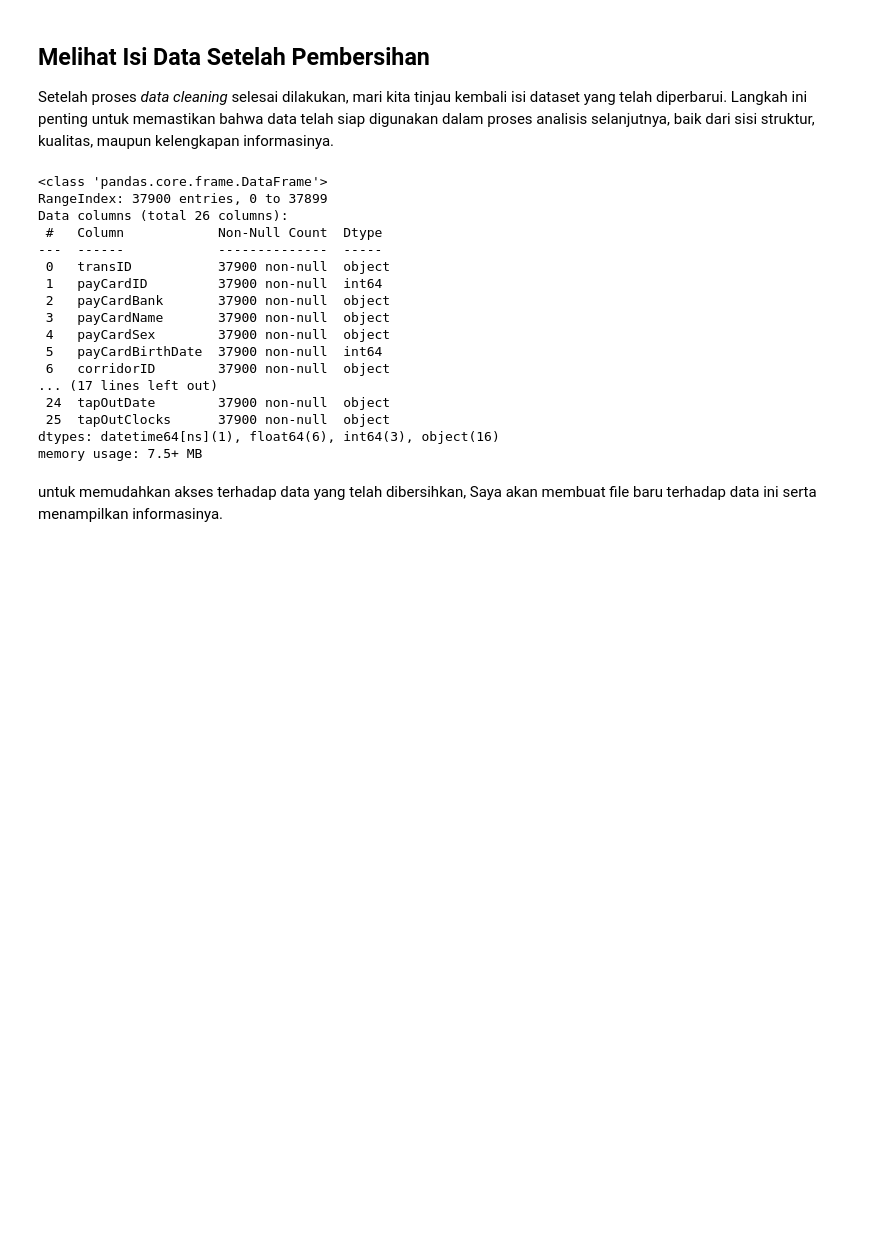
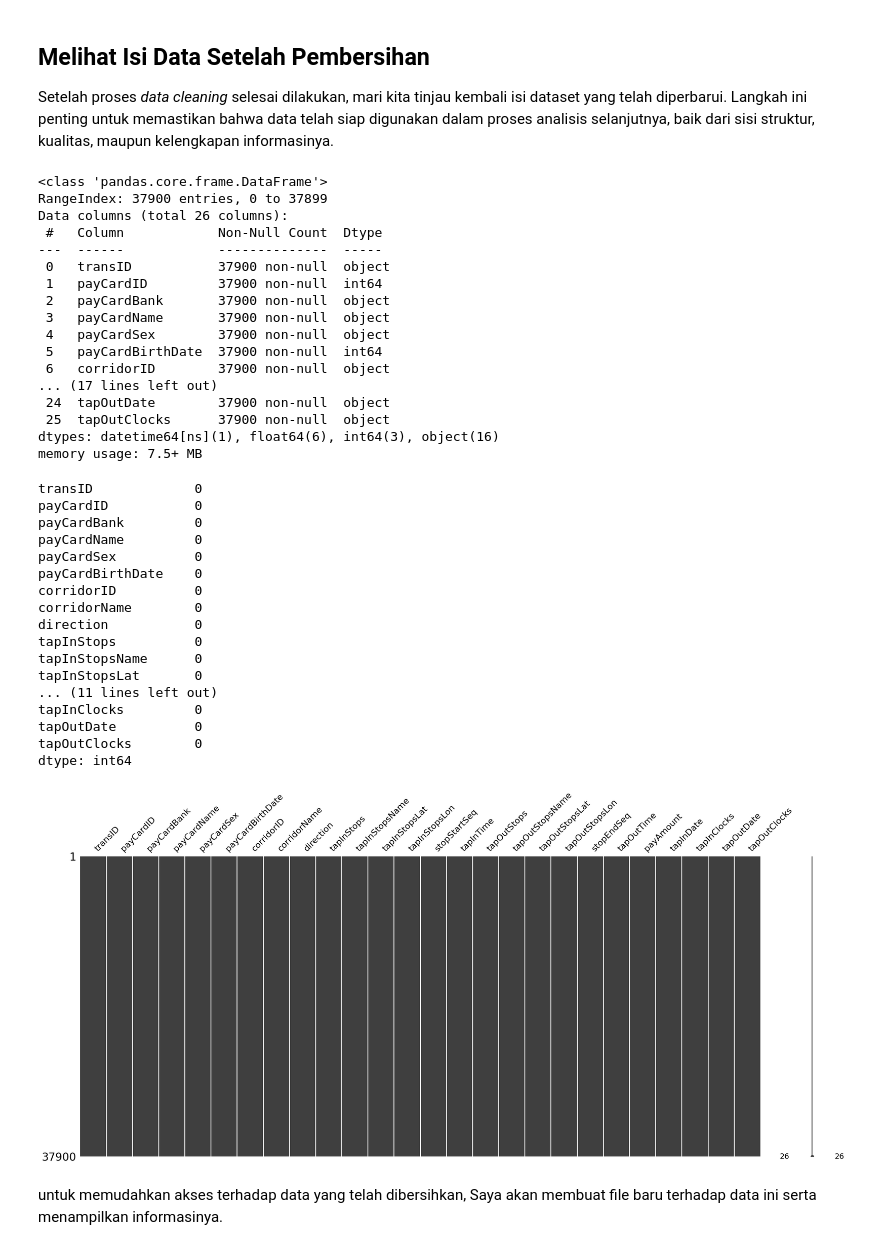
Before and after one commit to FaisalTegar/Capstone-Modul-2, a Jupyter notebook: Faisal Tegar Febrian_Capstone 2.ipynb, the cells around one changed output. Cells and saved outputs as stored; diff of their text form; code cells hidden in the pictures; blank space fills up the shorter version.

```diff
--- a/Faisal Tegar Febrian_Capstone 2.ipynb
+++ b/Faisal Tegar Febrian_Capstone 2.ipynb
@@ -731,16 +777,20 @@ Setelah melalui berbagai upaya seperti integrasi silang antar kolom yang berkore
 
 Pada tahap ini, Saya memutuskan untuk menghentikan eksplorasi lanjutan dan memilih pendekatan praktis, yaitu mengisi kekosongan data dengan string "tidak ada data" yang disesuaikan dengan konteks masing-masing kolom.
 # %%
-df['tapInStops'].fillna("tidak ada data Tap in", inplace=True)
-df['tapOutStops'].fillna("tidak ada data Tap out", inplace=True)
-df['tapInStopsName'].fillna("tidak ada data Tap in Name", inplace=True)
-df['tapOutStopsName'].fillna("tidak ada data Tap out Name", inplace=True)
-df['tapOutTime'].fillna("tidak ada data Tap out Time", inplace=True)
-df['tapInTime'].fillna("tidak ada data Tap in Time", inplace=True)
-df['tapInDate'].fillna("tidak ada data Tap in Date", inplace=True)
-df['tapOutDate'].fillna("tidak ada data Tap out Date", inplace=True)
-df['tapInClocks'].fillna("tidak ada data Tap in Clocks", inplace=True)
-df['tapOutClocks'].fillna("tidak ada data Tap out Clocks", inplace=True)
+fillna_values = {
+    'tapInStops': "tidak ada data Tap in",
+    'tapOutStops': "tidak ada data Tap out",
+    'tapInStopsName': "tidak ada data Tap in Name",
+    'tapOutStopsName': "tidak ada data Tap out Name",
+    'tapOutTime': "tidak ada data Tap out Time",
+    'tapInTime': "tidak ada data Tap in Time",
+    'tapInDate': "tidak ada data Tap in Date",
+    'tapOutDate': "tidak ada data Tap out Date",
+    'tapInClocks': "tidak ada data Tap in Clocks",
+    'tapOutClocks': "tidak ada data Tap out Clocks"
+}
+
+df.fillna(value=fillna_values, inplace=True)
 # %% [markdown]
 ### Konklusi dari *Data Cleaning Missing Values*
 
@@ -754,24 +804,44 @@ Setelah proses *data cleaning* selesai dilakukan, mari kita tinjau kembali isi d
 # %%
 df
 df.info()
+msno.matrix(df)
+df.isna().sum()
 # %% [output]
 <class 'pandas.core.frame.DataFrame'>
 RangeIndex: 37900 entries, 0 to 37899
 Data columns (total 26 columns):
  #   Column            Non-Null Count  Dtype
 ---  ------            --------------  -----
  0   transID           37900 non-null  object
  1   payCardID         37900 non-null  int64
  2   payCardBank       37900 non-null  object
  3   payCardName       37900 non-null  object
  4   payCardSex        37900 non-null  object
  5   payCardBirthDate  37900 non-null  int64
  6   corridorID        37900 non-null  object
 ... (17 lines left out)
  24  tapOutDate        37900 non-null  object
  25  tapOutClocks      37900 non-null  object
 dtypes: datetime64[ns](1), float64(6), int64(3), object(16)
 memory usage: 7.5+ MB
+transID             0
+payCardID           0
+payCardBank         0
+payCardName         0
+payCardSex          0
+payCardBirthDate    0
+corridorID          0
+corridorName        0
+direction           0
+tapInStops          0
+tapInStopsName      0
+tapInStopsLat       0
+... (11 lines left out)
+tapInClocks         0
+tapOutDate          0
+tapOutClocks        0
+dtype: int64
+[figure, added]
 # %% [markdown]
 untuk memudahkan akses terhadap data yang telah dibersihkan, Saya akan membuat file baru terhadap data ini serta menampilkan informasinya.
 # %%
```
Also changed, not shown: parts of 10 cells of this notebook.
